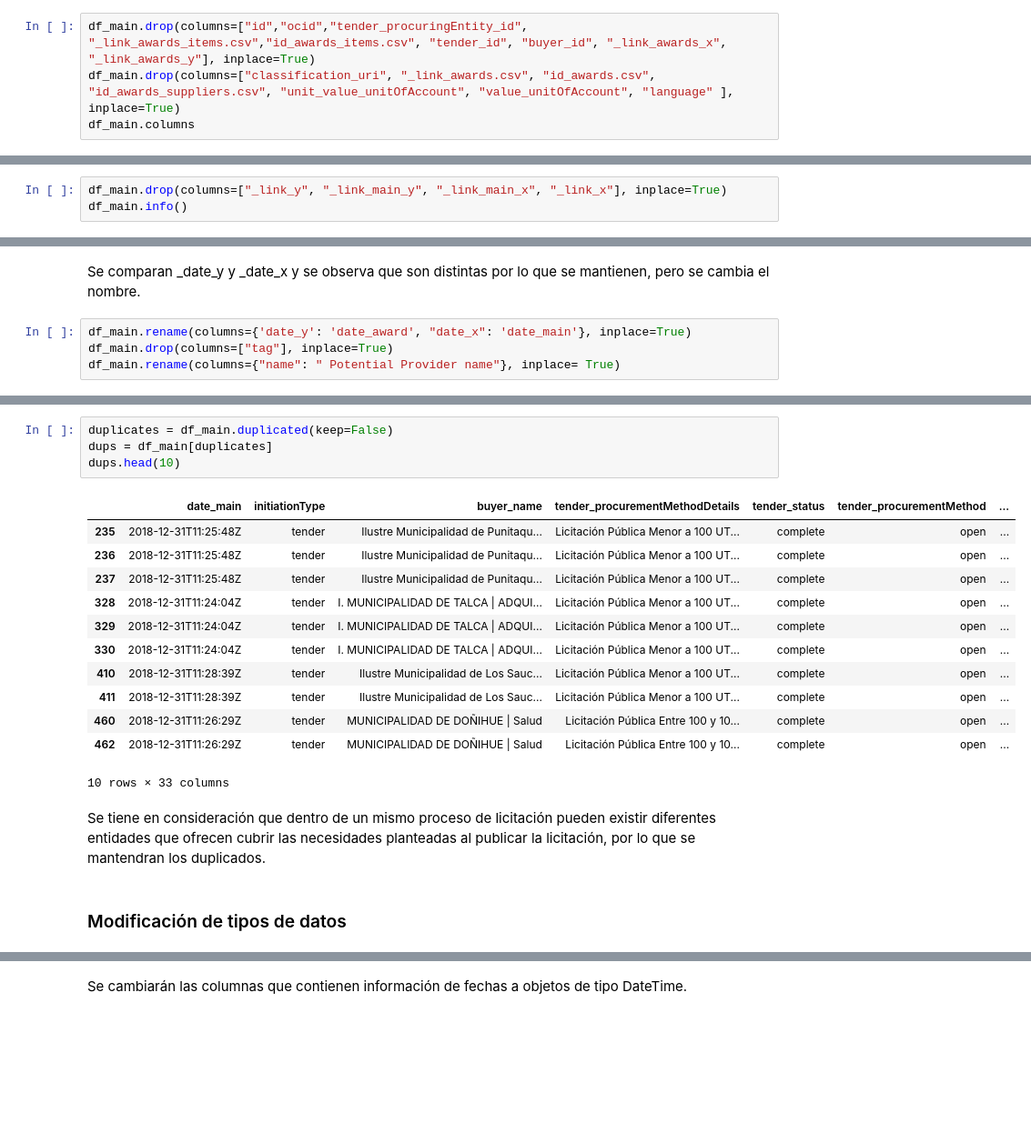
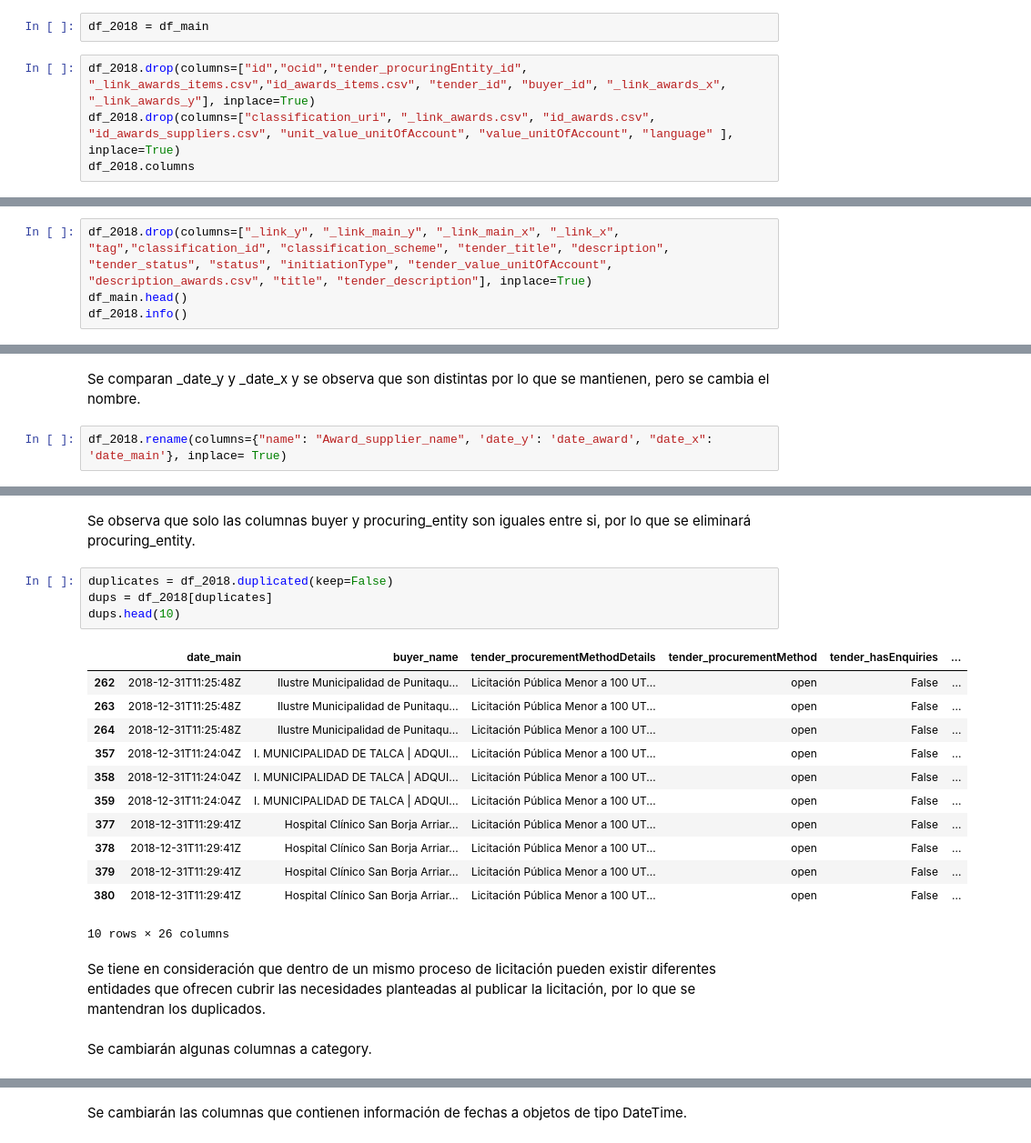
Before and after one commit to Camila-Rojas-05/Proyecto-IMT-2200-1-Grupo-14, a Jupyter notebook: Datos y trabajo con muestras/Revision_limpieza_2018.ipynb, the cells around one changed output, grey strips where cells are left out. Shown: that part at 91% size. Drawn from its saved outputs; the diff is of its cells as text; blank space fills up the shorter version.

```diff
--- a/Datos y trabajo con muestras/Revision_limpieza_2018.ipynb
+++ b/Datos y trabajo con muestras/Revision_limpieza_2018.ipynb
@@ -83,10 +83,12 @@ dtypes: bool(1), float64(7), int64(3), object(47)
 memory usage: 1.1+ GB
 # %% [markdown]
 Se cargan los documentos main, awards, award_items y award_suppliers, a un DataFrame, se limpiaran los datos haciendo drop de columnas irrelevantes y/o repetidas.
+# %%
+df_2018 = df_main
 # %%
-df_main.drop(columns=["id","ocid","tender_procuringEntity_id", "_link_awards_items.csv","id_awards_items.csv", "tender_id", "buyer_id", "_link_awards_x", "_link_awards_y"], inplace=True)
-df_main.drop(columns=["classification_uri", "_link_awards.csv", "id_awards.csv", "id_awards_suppliers.csv", "unit_value_unitOfAccount", "value_unitOfAccount", "language" ], inplace=True)
-df_main.columns
+df_2018.drop(columns=["id","ocid","tender_procuringEntity_id", "_link_awards_items.csv","id_awards_items.csv", "tender_id", "buyer_id", "_link_awards_x", "_link_awards_y"], inplace=True)
+df_2018.drop(columns=["classification_uri", "_link_awards.csv", "id_awards.csv", "id_awards_suppliers.csv", "unit_value_unitOfAccount", "value_unitOfAccount", "language" ], inplace=True)
+df_2018.columns
 # %% [output]
 Index(['_link_x', 'tag', 'date_x', 'initiationType', 'buyer_name',
        'tender_procurementMethodDetails', 'tender_title', 'tender_status',
@@ -125,8 +127,9 @@ df_main[["_link_main", "_link_y", "_link_main_y", "_link_main_x", "_link_x"]]
 # %% [markdown]
 Se revisa el contenido de las columnas "_link_main", "_link_y", "_link_main_y", "_link_main_x", "_link_x y se observa que _link_main y las columnas derivadas de este nombre son identicas entre ellas y con la columna _link_x, se eliminaran todas excepto main, ademas la columna _link_y no es relevancia para el DataFrame, puesto que es identica a la columna _link_main.
 # %%
-df_main.drop(columns=["_link_y", "_link_main_y", "_link_main_x", "_link_x"], inplace=True)
-df_main.info()
+df_2018.drop(columns=["_link_y", "_link_main_y", "_link_main_x", "_link_x", "tag","classification_id", "classification_scheme", "tender_title", "description", "tender_status", "status", "initiationType", "tender_value_unitOfAccount", "description_awards.csv", "title", "tender_description"], inplace=True)
+df_main.head()
+df_2018.info()
 # %% [output]
 <class 'pandas.core.frame.DataFrame'>
 RangeIndex: 2682185 entries, 0 to 2682184
@@ -164,6 +167,4 @@ df_main[["date_y", "date_x"]]
 # %% [markdown]
 Se comparan _date_y y _date_x y se observa que son distintas por lo que se mantienen, pero se cambia el nombre.
 # %%
-df_main.rename(columns={'date_y': 'date_award', "date_x": 'date_main'}, inplace=True)
-df_main.drop(columns=["tag"], inplace=True)
-df_main.rename(columns={"name": " Potential Provider name"}, inplace= True)
+df_2018.rename(columns={"name": "Award_supplier_name", 'date_y': 'date_award', "date_x": 'date_main'}, inplace= True)
@@ -236,21 +225,23 @@ df_main.head()
+# %% [markdown]
+Se observa que solo las columnas buyer y procuring_entity son iguales entre si, por lo que se eliminará procuring_entity.
 # %%
-duplicates = df_main.duplicated(keep=False)
-dups = df_main[duplicates]
+duplicates = df_2018.duplicated(keep=False)
+dups = df_2018[duplicates]
 dups.head(10)
 # %% [output]
-|  | date_main | initiationType | buyer_name | tender_procurementMethodDetails | tender_status | tender_procurementMethod | ... |
-| 235 | 2018-12-31T11:25:48Z | tender | Ilustre Municipalidad de Punitaqu... | Licitación Pública Menor a 100 UT... | complete | open | ... |
-| 236 | 2018-12-31T11:25:48Z | tender | Ilustre Municipalidad de Punitaqu... | Licitación Pública Menor a 100 UT... | complete | open | ... |
-| 237 | 2018-12-31T11:25:48Z | tender | Ilustre Municipalidad de Punitaqu... | Licitación Pública Menor a 100 UT... | complete | open | ... |
-| 328 | 2018-12-31T11:24:04Z | tender | I. MUNICIPALIDAD DE TALCA | ADQUI... | Licitación Pública Menor a 100 UT... | complete | open | ... |
-| 329 | 2018-12-31T11:24:04Z | tender | I. MUNICIPALIDAD DE TALCA | ADQUI... | Licitación Pública Menor a 100 UT... | complete | open | ... |
-| 330 | 2018-12-31T11:24:04Z | tender | I. MUNICIPALIDAD DE TALCA | ADQUI... | Licitación Pública Menor a 100 UT... | complete | open | ... |
-| 410 | 2018-12-31T11:28:39Z | tender | Ilustre Municipalidad de Los Sauc... | Licitación Pública Menor a 100 UT... | complete | open | ... |
-| 411 | 2018-12-31T11:28:39Z | tender | Ilustre Municipalidad de Los Sauc... | Licitación Pública Menor a 100 UT... | complete | open | ... |
-| 460 | 2018-12-31T11:26:29Z | tender | MUNICIPALIDAD DE DOÑIHUE | Salud | Licitación Pública Entre 100 y 10... | complete | open | ... |
-| 462 | 2018-12-31T11:26:29Z | tender | MUNICIPALIDAD DE DOÑIHUE | Salud | Licitación Pública Entre 100 y 10... | complete | open | ... |
+|  | date_main | buyer_name | tender_procurementMethodDetails | tender_procurementMethod | tender_hasEnquiries | ... |
+| 262 | 2018-12-31T11:25:48Z | Ilustre Municipalidad de Punitaqu... | Licitación Pública Menor a 100 UT... | open | False | ... |
+| 263 | 2018-12-31T11:25:48Z | Ilustre Municipalidad de Punitaqu... | Licitación Pública Menor a 100 UT... | open | False | ... |
+| 264 | 2018-12-31T11:25:48Z | Ilustre Municipalidad de Punitaqu... | Licitación Pública Menor a 100 UT... | open | False | ... |
+| 357 | 2018-12-31T11:24:04Z | I. MUNICIPALIDAD DE TALCA | ADQUI... | Licitación Pública Menor a 100 UT... | open | False | ... |
+| 358 | 2018-12-31T11:24:04Z | I. MUNICIPALIDAD DE TALCA | ADQUI... | Licitación Pública Menor a 100 UT... | open | False | ... |
+| 359 | 2018-12-31T11:24:04Z | I. MUNICIPALIDAD DE TALCA | ADQUI... | Licitación Pública Menor a 100 UT... | open | False | ... |
+| 377 | 2018-12-31T11:29:41Z | Hospital Clínico San Borja Arriar... | Licitación Pública Menor a 100 UT... | open | False | ... |
+| 378 | 2018-12-31T11:29:41Z | Hospital Clínico San Borja Arriar... | Licitación Pública Menor a 100 UT... | open | False | ... |
+| 379 | 2018-12-31T11:29:41Z | Hospital Clínico San Borja Arriar... | Licitación Pública Menor a 100 UT... | open | False | ... |
+| 380 | 2018-12-31T11:29:41Z | Hospital Clínico San Borja Arriar... | Licitación Pública Menor a 100 UT... | open | False | ... |
-10 rows × 33 columns
+10 rows × 26 columns
 # %% [markdown]
 Se tiene en consideración que dentro de un mismo proceso de licitación pueden existir diferentes entidades que ofrecen cubrir las necesidades planteadas al publicar la licitación, por lo que se mantendran los duplicados.
-# %% [markdown]
-### Modificación de tipos de datos
+# %% [markdown]
+Se cambiarán algunas columnas a category.
```
Also changed, not shown: parts of 60 cells of this notebook.
